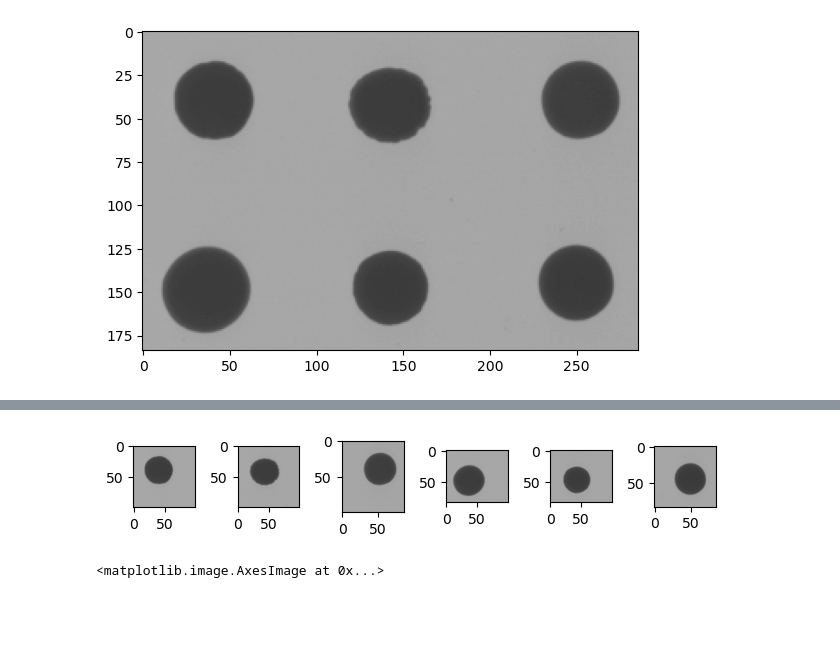
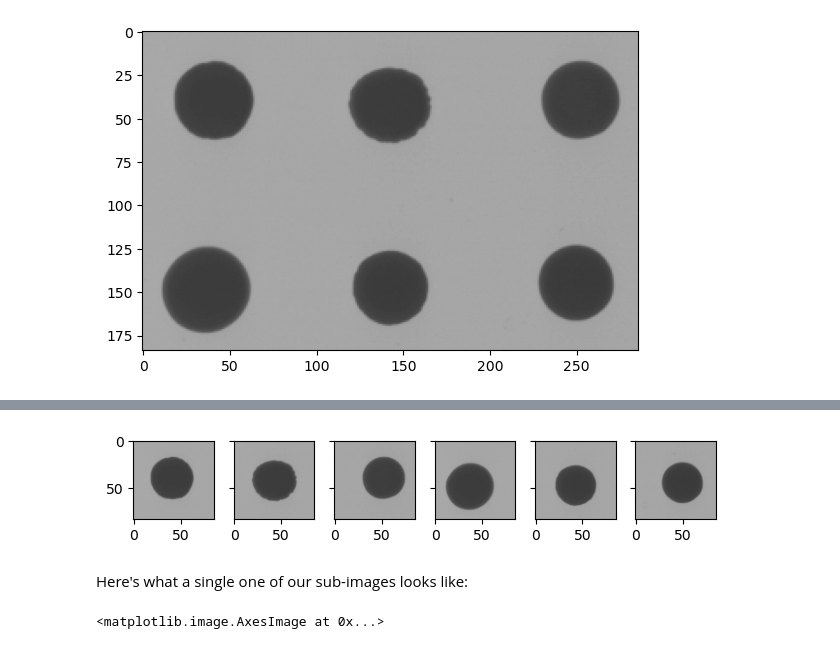
Before and after one commit to Bio724D/Bio724D_2023_2024, a Jupyter notebook: python_notebooks/image_analysis_example.ipynb, the cells around one changed output, grey strips where cells are left out. Drawn from its saved outputs; the diff is of its cells as text; code cells hidden in the pictures; blank space fills up the shorter version.

Commit message:
updated image analysis example

```diff
--- a/python_notebooks/image_analysis_example.ipynb
+++ b/python_notebooks/image_analysis_example.ipynb
@@ -133,6 +172,6 @@ plt.imshow(colonies, cmap="gray", norm=None, vmin=0, vmax=255)
 # %%
 # Cutting out multiple slices of the image, each representing a colony
 
-xstarts= [0, 100]
-ystarts = [0, 100, 200]
+ystarts= [0, 100]
+xstarts = [0, 100, 200]
 # %%
@@ -148,0 +191,17 @@ for x in xstarts:
+# %%
+# let's draw these on the image
+
+import matplotlib.patches as patches  # the patches
+
+plt.imshow(colonies, cmap="gray", norm=None, vmin=0, vmax=255)
+
+ct = 0
+for y in ystarts:
+    for x in xstarts:
+        # plot the boundaries of the image rectangles
+        ys = [y, y, y + 100, y + 100]
+        xs = [x, x + 100, x + 100, x]
+        plt.plot(xs, ys, color="red")
+        # add some text numbering the sub-images
+        plt.text(x + 50, y + 50, f"{ct}", color="red")
+        ct += 1
@@ -149,27 +210,31 @@ for x in xstarts:
 # %%
+# extract each subimage into a list
+
 spots = []
 
-for x in xstarts:
-    for y in ystarts:
-        spot = colonies[x:x+100, y:y+100]
+for y in ystarts:
+    for x in xstarts:
+        spot = colonies[y:y+100, x:x+100]
         spots.append(spot)
 # %%
-# plot all the individual colonies
+# plot all the individual subimages
 # notice that the different subimages are not the same size -- why?
 # however, this doesn't matter for our analysis to follow
-# as long as each image fully contains the colony we want to analyze
+# as long as each sub-image fully contains the colony we want to analyze
 
-fig, axes = plt.subplots(nrows=1, ncols=6)
+fig, axes = plt.subplots(nrows=1, ncols=6, sharex=True, sharey=True)
 
 ct = 0
 for spot in spots:
     axes[ct].imshow(spot, cmap="gray", vmin=0, vmax=255)
     ct += 1
 
 
 plt.tight_layout()
 # %% [output]
-[figure, old version]
+[figure, new version]
+# %% [markdown]
+Here's what a single one of our sub-images looks like:
 # %%
 plt.imshow(spots[0], cmap="gray", vmin=0, vmax=255)
 # %% [output]
```
Also changed, not shown: parts of 32 cells of this notebook, 2 other files.
